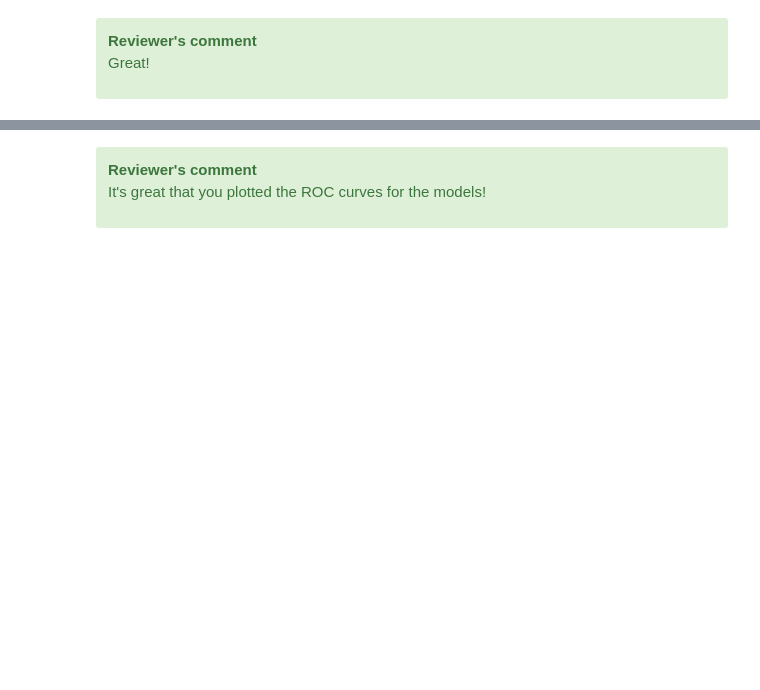
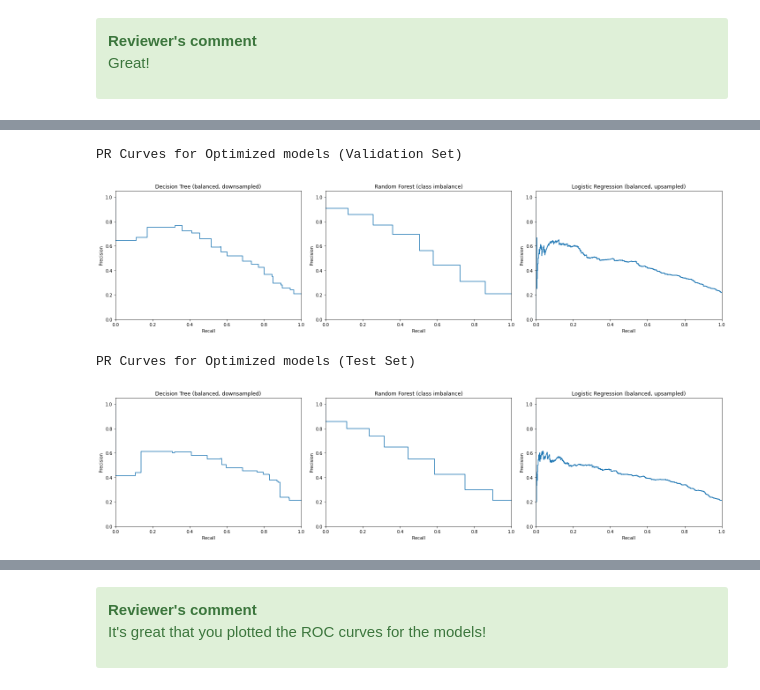
Before and after one commit to JoseGarayBoszeta/Sprint8Project, a Jupyter notebook: Sprint8Project_final.ipynb, the cells around one changed output, grey strips where cells are left out. Saved outputs shown, nothing was run; the diff lists cells and outputs as text; code cells hidden in the pictures; blank space fills up the shorter version.

```diff
--- a/Sprint8Project_final.ipynb
+++ b/Sprint8Project_final.ipynb
@@ -1553,0 +1639,37 @@ plot_roc_curves(models, model_names, features_test, target_test)
+# %%
+# Define variables for optimized models, model names and custom thresholds
+models = [tree_bal_down, forest, logreg_bal_up]
+model_names = ['Decision Tree (balanced, downsampled)', 'Random Forest (class imbalance)',
+               'Logistic Regression (balanced, upsampled)']
+custom_thresholds = [0.599, 0.449, 0.549]
+
+# Create function to plot PR Curves
+def plot_precision_recall_curves(models, model_names, features, target, figsize=(20, 5)):
+    plt.figure(figsize=figsize)
+
+    for i, (model, model_name) in enumerate(zip(models, model_names), start=1):
+        probabilities = model.predict_proba(features)[:, 1]
+        precision, recall, _ = precision_recall_curve(target, probabilities)
+
+        plt.subplot(1, len(models), i)
+        plt.step(recall, precision, where='post')
+        plt.xlabel('Recall')
+        plt.ylabel('Precision')
+        plt.ylim([0.0, 1.05])
+        plt.xlim([0.0, 1.0])
+        plt.title(model_name)
+
+    plt.tight_layout()
+    plt.show()
+
+
+# Plot PR curves for all optimized models
+print("PR Curves for Optimized models (Validation Set)")
+plot_precision_recall_curves(models, model_names, features_valid, target_valid)
+print("PR Curves for Optimized models (Test Set)")
+plot_precision_recall_curves(models, model_names, features_test, target_test)
+# %% [output]
+PR Curves for Optimized models (Validation Set)
+[figure, added]
+PR Curves for Optimized models (Test Set)
+[figure, added]
```
Also changed, not shown: parts of 64 cells of this notebook.
